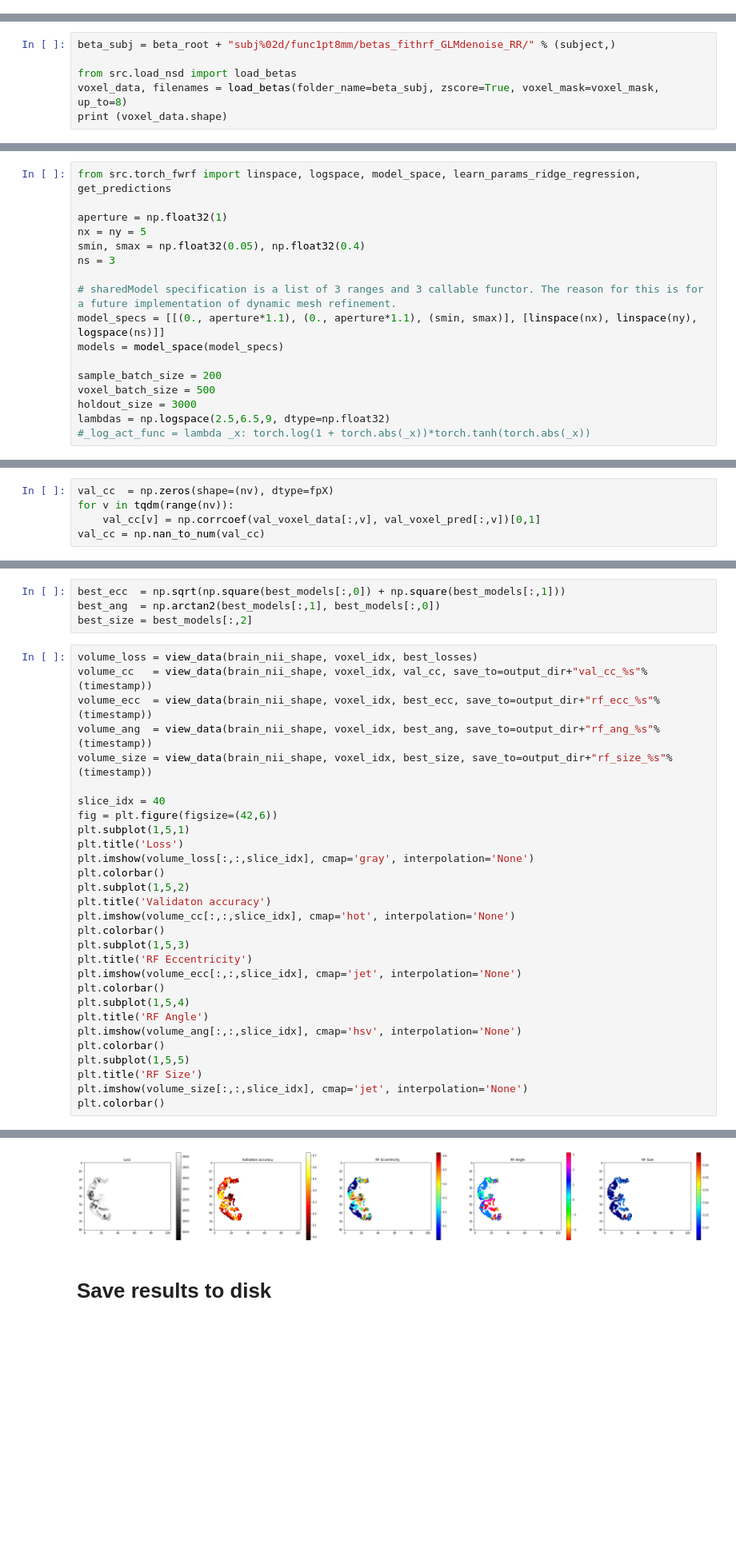
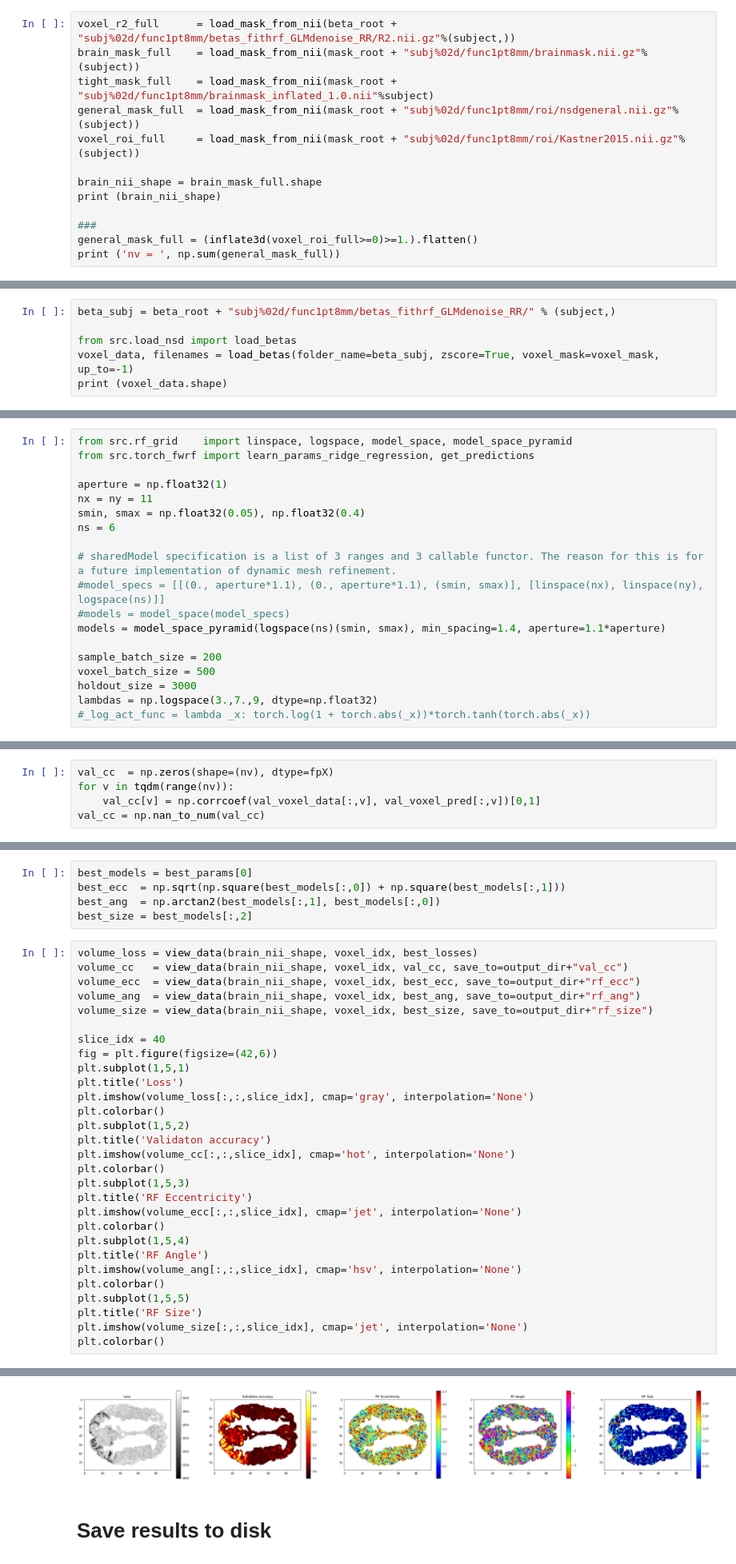
Before and after one commit to styvesg/nsd, a Jupyter notebook: torched_alexnet_fwrf.ipynb, the cells around one changed output, grey strips where cells are left out. Shown at 80% size. Saved outputs shown, nothing was run; the diff lists cells and outputs as text; blank space fills up the shorter version.

Commit message:
rf models

```diff
--- a/torched_alexnet_fwrf.ipynb
+++ b/torched_alexnet_fwrf.ipynb
@@ -116,0 +129,13 @@ from src.file_utility import load_mask_from_nii, view_data
+# %%
+voxel_r2_full      = load_mask_from_nii(beta_root + "subj%02d/func1pt8mm/betas_fithrf_GLMdenoise_RR/R2.nii.gz"%(subject,))
+brain_mask_full    = load_mask_from_nii(mask_root + "subj%02d/func1pt8mm/brainmask.nii.gz"%(subject))
+tight_mask_full    = load_mask_from_nii(mask_root + "subj%02d/func1pt8mm/brainmask_inflated_1.0.nii"%subject)
+general_mask_full  = load_mask_from_nii(mask_root + "subj%02d/func1pt8mm/roi/nsdgeneral.nii.gz"%(subject))
+voxel_roi_full     = load_mask_from_nii(mask_root + "subj%02d/func1pt8mm/roi/Kastner2015.nii.gz"%(subject))
+
+brain_nii_shape = brain_mask_full.shape
+print (brain_nii_shape)
+
+###
+general_mask_full = (inflate3d(voxel_roi_full>=0)>=1.).flatten()
+print ('nv = ', np.sum(general_mask_full))
@@ -179,6 +217,6 @@ voxel_r2  = voxel_r2_general
 beta_subj = beta_root + "subj%02d/func1pt8mm/betas_fithrf_GLMdenoise_RR/" % (subject,)
 
 from src.load_nsd import load_betas
-voxel_data, filenames = load_betas(folder_name=beta_subj, zscore=True, voxel_mask=voxel_mask, up_to=8)
+voxel_data, filenames = load_betas(folder_name=beta_subj, zscore=True, voxel_mask=voxel_mask, up_to=-1)
 print (voxel_data.shape)
 # %% [output]
@@ -331,21 +369,23 @@ $f(\cdot)$ is an optional nonlinearity
 
 $m,\sigma$ are normalization coefficient to facilitate regularization
 # %%
-from src.torch_fwrf import linspace, logspace, model_space, learn_params_ridge_regression, get_predictions
+from src.rf_grid    import linspace, logspace, model_space, model_space_pyramid
+from src.torch_fwrf import learn_params_ridge_regression, get_predictions
 
 aperture = np.float32(1)
-nx = ny = 5
+nx = ny = 11
 smin, smax = np.float32(0.05), np.float32(0.4)
-ns = 3
+ns = 6
 
 # sharedModel specification is a list of 3 ranges and 3 callable functor. The reason for this is for a future implementation of dynamic mesh refinement.
-model_specs = [[(0., aperture*1.1), (0., aperture*1.1), (smin, smax)], [linspace(nx), linspace(ny), logspace(ns)]]
-models = model_space(model_specs)
+#model_specs = [[(0., aperture*1.1), (0., aperture*1.1), (smin, smax)], [linspace(nx), linspace(ny), logspace(ns)]]
+#models = model_space(model_specs)
+models = model_space_pyramid(logspace(ns)(smin, smax), min_spacing=1.4, aperture=1.1*aperture)
 
 sample_batch_size = 200
 voxel_batch_size = 500
 holdout_size = 3000
-lambdas = np.logspace(2.5,6.5,9, dtype=np.float32)
+lambdas = np.logspace(3.,7.,9, dtype=np.float32)
 #_log_act_func = lambda _x: torch.log(1 + torch.abs(_x))*torch.tanh(torch.abs(_x))
 # %%
 from matplotlib.patches import Ellipse
@@ -428,39 +468,40 @@ _=plt.ylabel('Relative frequency')
 # %%
+best_models = best_params[0]
 best_ecc  = np.sqrt(np.square(best_models[:,0]) + np.square(best_models[:,1]))
 best_ang  = np.arctan2(best_models[:,1], best_models[:,0])
 best_size = best_models[:,2]
 # %%
 volume_loss = view_data(brain_nii_shape, voxel_idx, best_losses)
-volume_cc   = view_data(brain_nii_shape, voxel_idx, val_cc, save_to=output_dir+"val_cc_%s"% (timestamp))
-volume_ecc  = view_data(brain_nii_shape, voxel_idx, best_ecc, save_to=output_dir+"rf_ecc_%s"% (timestamp))
-volume_ang  = view_data(brain_nii_shape, voxel_idx, best_ang, save_to=output_dir+"rf_ang_%s"% (timestamp))
-volume_size = view_data(brain_nii_shape, voxel_idx, best_size, save_to=output_dir+"rf_size_%s"% (timestamp))
+volume_cc   = view_data(brain_nii_shape, voxel_idx, val_cc, save_to=output_dir+"val_cc")
+volume_ecc  = view_data(brain_nii_shape, voxel_idx, best_ecc, save_to=output_dir+"rf_ecc")
+volume_ang  = view_data(brain_nii_shape, voxel_idx, best_ang, save_to=output_dir+"rf_ang")
+volume_size = view_data(brain_nii_shape, voxel_idx, best_size, save_to=output_dir+"rf_size")
 
 slice_idx = 40
 fig = plt.figure(figsize=(42,6))
 plt.subplot(1,5,1)
 plt.title('Loss')
 plt.imshow(volume_loss[:,:,slice_idx], cmap='gray', interpolation='None')
 plt.colorbar()
 plt.subplot(1,5,2)
 plt.title('Validaton accuracy')
 plt.imshow(volume_cc[:,:,slice_idx], cmap='hot', interpolation='None')
 plt.colorbar()
 plt.subplot(1,5,3)
 plt.title('RF Eccentricity')
 plt.imshow(volume_ecc[:,:,slice_idx], cmap='jet', interpolation='None')
 plt.colorbar()
 plt.subplot(1,5,4)
 plt.title('RF Angle')
 plt.imshow(volume_ang[:,:,slice_idx], cmap='hsv', interpolation='None')
 plt.colorbar()
 plt.subplot(1,5,5)
 plt.title('RF Size')
 plt.imshow(volume_size[:,:,slice_idx], cmap='jet', interpolation='None')
 plt.colorbar()
 # %% [output]
 <matplotlib.colorbar.Colorbar at 0x...>
-[figure, old version]
+[figure, new version]
 # %% [markdown]
 # Save results to disk
 # %%
```
Also changed, not shown: parts of 15 cells of this notebook, 2 other files.
